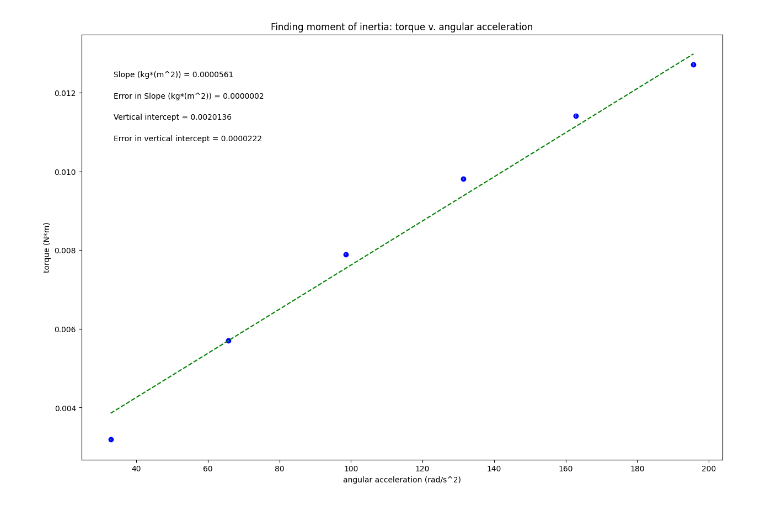
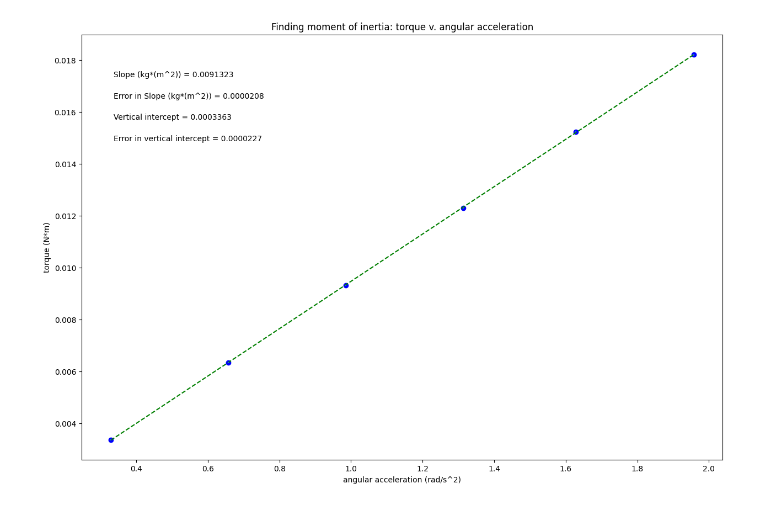
Before and after one commit to liamschimm/PHSX221.01, a Jupyter notebook: lab6_momentofinertia.ipynb, the cells around one changed output. Cells and saved outputs as stored; diff of their text form; code cells hidden in the pictures.

```diff
--- a/lab6_momentofinertia.ipynb
+++ b/lab6_momentofinertia.ipynb
@@ -19,11 +19,11 @@ import matplotlib.pyplot as plt
 #variable names should start with a letter and must contain only letters, numbers, and underscores
 
 
-angular_acceleration = np.array([32.84072, 65.681445, 98.52217, 131.3629, 162.89, 195.7307])
+angular_acceleration = np.array([.3284072, .65681445, .9852217, 1.313629, 1.6289, 1.957307])
 
-torque = np.array([.003189, .0057006, .007895, .00981, .011417, .012718])
+torque = np.array([.00336, .006341, .00931, .0123, .01524, .01821])
 
-err_torque = np.array([.000020719, .000021153, .000022095, .00002368, .000039668, .000045203])
+err_torque = np.array([.00002182, .00002353, .000026044, .00002919, .000032715, .000036576])
 
 
 
@@ -92,31 +92,31 @@ elif annotation_placement==3 or annotation_placement==4:
 #Don't need to change anything in this section!
 
 #Plot data on graph. Plot error bars and place values for slope,
 #error in slope, and vertical intercept (plus error) on the plot using "annotate"
 
 plt.figure(figsize=(15,10))
 
 plt.plot(x, fit, color='green', linestyle='--')
 plt.scatter(x, y, color='blue', marker='o')
 
 plt.xlabel(x_label)
 plt.ylabel(y_label)
 plt.title(plot_title)
 
 plt.errorbar(x, y, yerr=dy, xerr=None, fmt="none") #don't need to plot x error bars
 
 plt.annotate('Slope ({}) = {value:.{digits}f}'.format(slope_units,value=m, digits=7),
              (xpos, ypos[0]), xycoords='axes fraction')
 
 plt.annotate('Error in Slope ({}) = {value:.{digits}f}'.format(slope_units,value=dm, digits=7),
              (xpos, ypos[1]), xycoords='axes fraction')
 
 plt.annotate('Vertical intercept = {value:.{digits}f}'.format(value=b, digits=7),
              (xpos, ypos[2]), xycoords='axes fraction')
 
 plt.annotate('Error in vertical intercept = {value:.{digits}f}'.format(value=db, digits=7),
              (xpos, ypos[3]), xycoords='axes fraction')
 
 plt.show()
 # %% [output]
-[figure, old version]
+[figure, new version]
```
